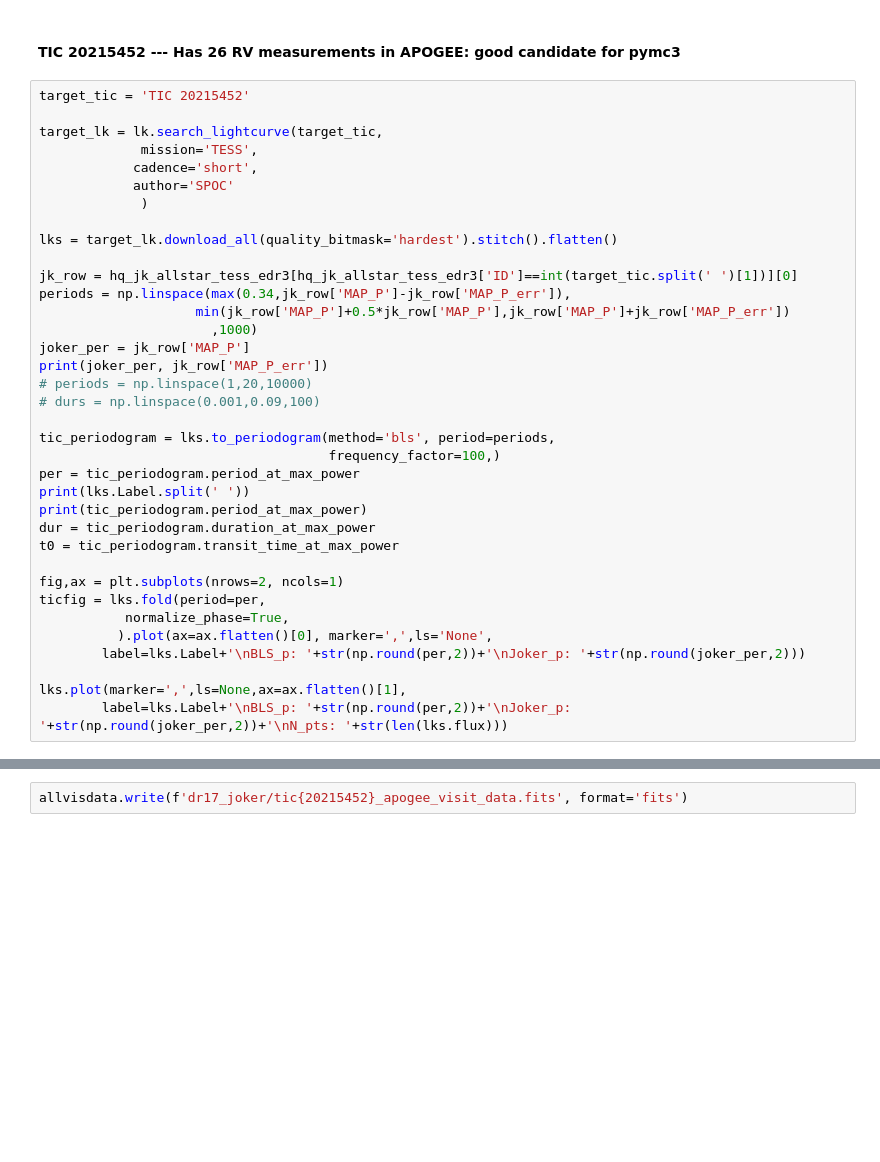
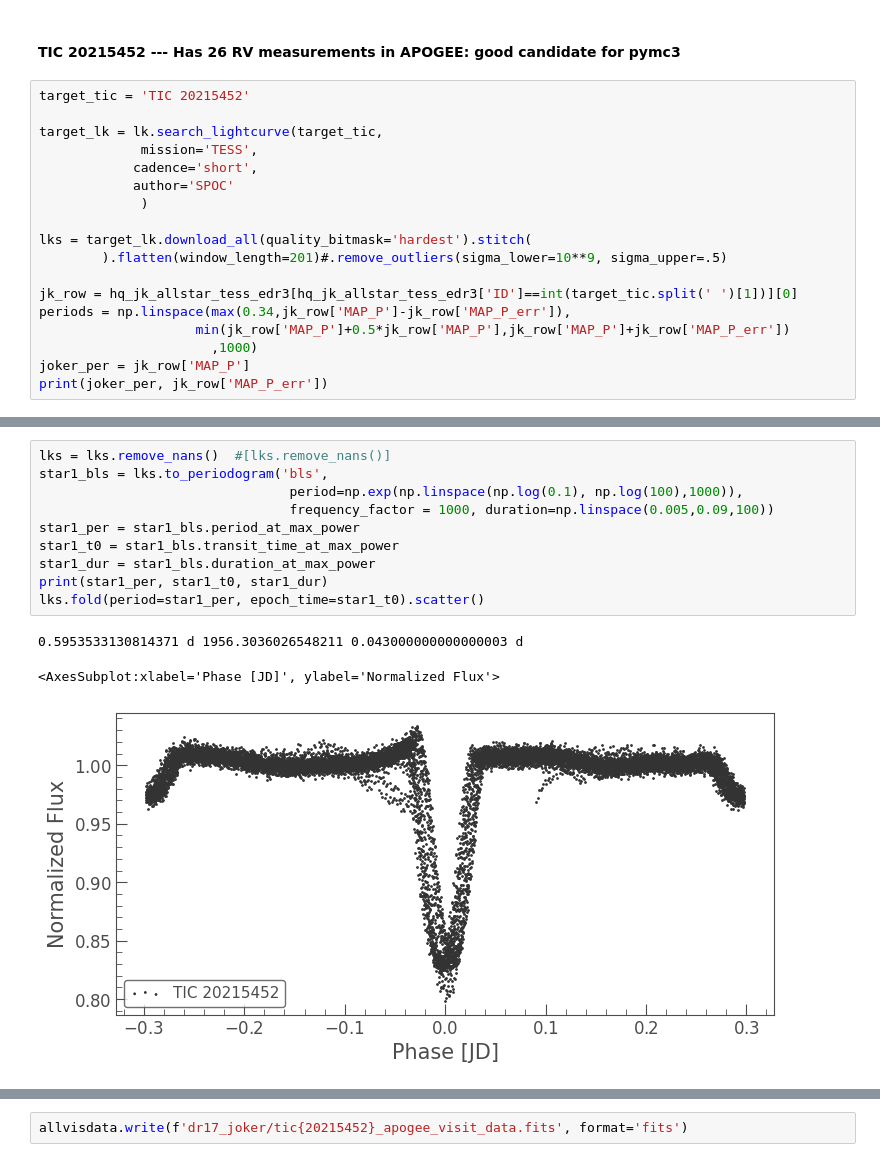
Before and after one commit to kjaehnig/GAT_SEBs, a Jupyter notebook: Create transit curves from merged ApoGaiaTess.ipynb, the cells around one changed output, grey strips where cells are left out. Saved outputs shown, nothing was run; the diff lists cells and outputs as text; blank space fills up the shorter version.

Commit message:
upload changes and added RV-transit template

```diff
--- a/Create transit curves from merged ApoGaiaTess.ipynb
+++ b/Create transit curves from merged ApoGaiaTess.ipynb
@@ -951,7 +978,8 @@ target_lk = lk.search_lightcurve(target_tic,
             author='SPOC'
              )
 
-lks = target_lk.download_all(quality_bitmask='hardest').stitch().flatten()
+lks = target_lk.download_all(quality_bitmask='hardest').stitch(
+        ).flatten(window_length=201)#.remove_outliers(sigma_lower=10**9, sigma_upper=.5)
 
 jk_row = hq_jk_allstar_tess_edr3[hq_jk_allstar_tess_edr3['ID']==int(target_tic.split(' ')[1])][0]
 periods = np.linspace(max(0.34,jk_row['MAP_P']-jk_row['MAP_P_err']),
@@ -959,23 +987,4 @@ periods = np.linspace(max(0.34,jk_row['MAP_P']-jk_row['MAP_P_err']),
                       ,1000)
 joker_per = jk_row['MAP_P']
 print(joker_per, jk_row['MAP_P_err'])
-# periods = np.linspace(1,20,10000)
-# durs = np.linspace(0.001,0.09,100)
-
-tic_periodogram = lks.to_periodogram(method='bls', period=periods,
-                                     frequency_factor=100,)
-per = tic_periodogram.period_at_max_power
-print(lks.Label.split(' '))
-print(tic_periodogram.period_at_max_power)
-dur = tic_periodogram.duration_at_max_power
-t0 = tic_periodogram.transit_time_at_max_power
-
-fig,ax = plt.subplots(nrows=2, ncols=1)
-ticfig = lks.fold(period=per,
-           normalize_phase=True,
-          ).plot(ax=ax.flatten()[0], marker=',',ls='None',
-        label=lks.Label+'\nBLS_p: '+str(np.round(per,2))+'\nJoker_p: '+str(np.round(joker_per,2)))
-
-lks.plot(marker=',',ls=None,ax=ax.flatten()[1],
-        label=lks.Label+'\nBLS_p: '+str(np.round(per,2))+'\nJoker_p: '+str(np.round(joker_per,2))+'\nN_pts: '+str(len(lks.flux)))
 # %% [output]
@@ -1003,0 +1012,14 @@ WARNING:astropy:dropping mask in Quantity column 'pos_corr2': masked Quantity no
+# %%
+lks = lks.remove_nans()  #[lks.remove_nans()]
+star1_bls = lks.to_periodogram('bls',
+                                period=np.exp(np.linspace(np.log(0.1), np.log(100),1000)),
+                                frequency_factor = 1000, duration=np.linspace(0.005,0.09,100))
+star1_per = star1_bls.period_at_max_power
+star1_t0 = star1_bls.transit_time_at_max_power
+star1_dur = star1_bls.duration_at_max_power
+print(star1_per, star1_t0, star1_dur)
+lks.fold(period=star1_per, epoch_time=star1_t0).scatter()
+# %% [output]
+0.5953533130814371 d 1956.3036026548211 0.043000000000000003 d
+<AxesSubplot:xlabel='Phase [JD]', ylabel='Normalized Flux'>
+[figure, added]
```
Also changed, not shown: parts of 14 cells of this notebook, 2 other files.
